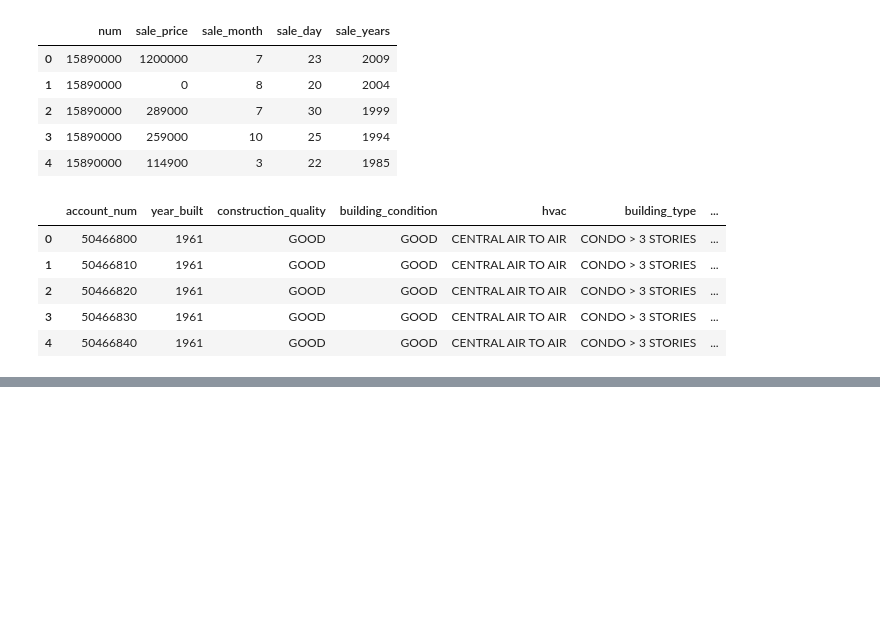
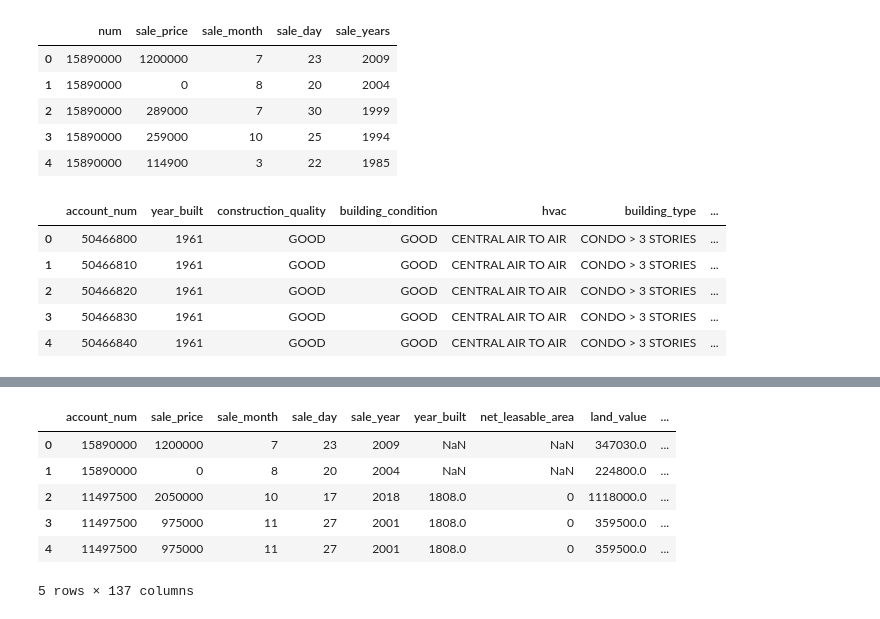
Before and after one commit to barrettdalbec/Alexandria-Personal-Project, a Jupyter notebook: Data Analysis.ipynb, the cells around one changed output, grey strips where cells are left out. Cells and saved outputs as stored; diff of their text form; code cells hidden in the pictures; blank space fills up the shorter version.

```diff
--- a/Data Analysis.ipynb
+++ b/Data Analysis.ipynb
@@ -38,0 +139,3 @@ building_descriptions_df.head()
+# %%
+filtered_sales = sales_data_df[sales_data_df['sale_years'] >= 2001]
+filtered_sales.head()
@@ -38,0 +149,12 @@ building_descriptions_df.head()
+# %%
+filtered_sales = filtered_sales.rename(columns={'num': 'account_num', 'sale_years': 'sale_year'})
+
+# Merge building characteristics
+merged_df = filtered_sales.merge(building_descriptions_df, on='account_num', how='left')
+
+# Merge yearly values based on account_num AND year
+merged_df = merged_df.merge(
+    yearly_values_df.rename(columns={'levy_year': 'sale_year'}),
+    on=['account_num', 'sale_year'],
+    how='left'
+)
@@ -38,0 +193,3 @@ building_descriptions_df.head()
+# %%
+merged_df = merged_df.drop(columns=['gross_building_area'], axis=1)
+merged_df.head()
@@ -38,0 +229,22 @@ building_descriptions_df.head()
+# %%
+# Standardize categories
+merged_df['construction_quality'] = merged_df['construction_quality'].replace(['.', '`', None], 'Unknown').fillna('Unknown')
+merged_df['building_condition'] = merged_df['building_condition'].fillna('Unknown')
+merged_df['hvac'] = merged_df['hvac'].replace(['ERROR', None], 'Unknown').fillna('Unknown')
+merged_df['building_type'] = merged_df['building_type'].fillna('Unknown')
+
+# One-hot encode categorical columns (drop_first avoids dummy trap)
+merged_df = pd.get_dummies(merged_df, columns=[
+    'construction_quality', 'building_condition', 'hvac', 'building_type'
+], drop_first=True)
+
+# Display the first few rows of the final DataFrame
+merged_df.head()
+# %% [output]
+|  | account_num | sale_price | sale_month | sale_day | sale_year | year_built | net_leasable_area | land_value | ... |
+| 0 | 15890000 | 1200000 | 7 | 23 | 2009 | NaN | NaN | 347030.0 | ... |
+| 1 | 15890000 | 0 | 8 | 20 | 2004 | NaN | NaN | 224800.0 | ... |
+| 2 | 11497500 | 2050000 | 10 | 17 | 2018 | 1808.0 | 0 | 1118000.0 | ... |
+| 3 | 11497500 | 975000 | 11 | 27 | 2001 | 1808.0 | 0 | 359500.0 | ... |
+| 4 | 11497500 | 975000 | 11 | 27 | 2001 | 1808.0 | 0 | 359500.0 | ... |
+5 rows × 137 columns
```
Also changed, not shown: parts of 14 cells of this notebook, 2 other files.
